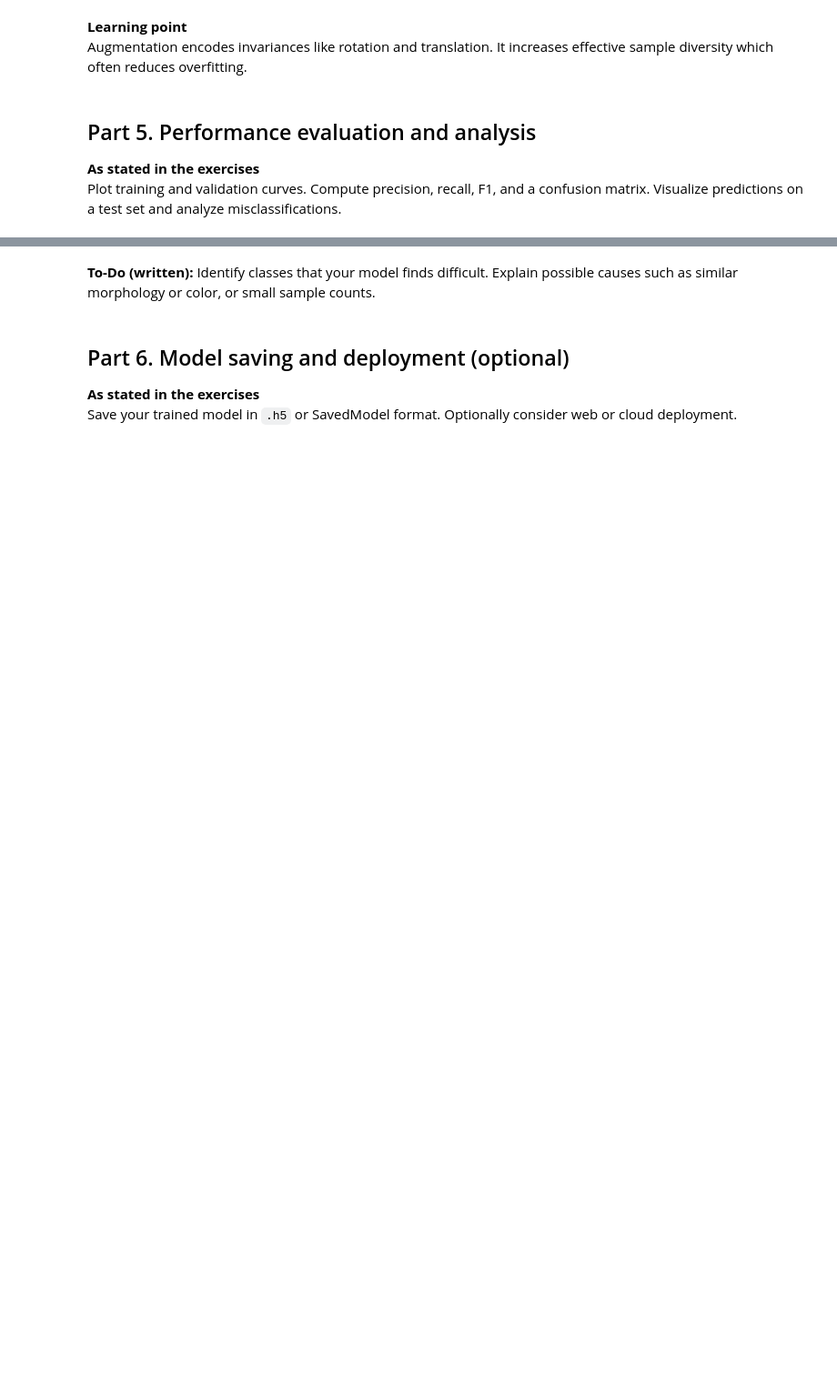
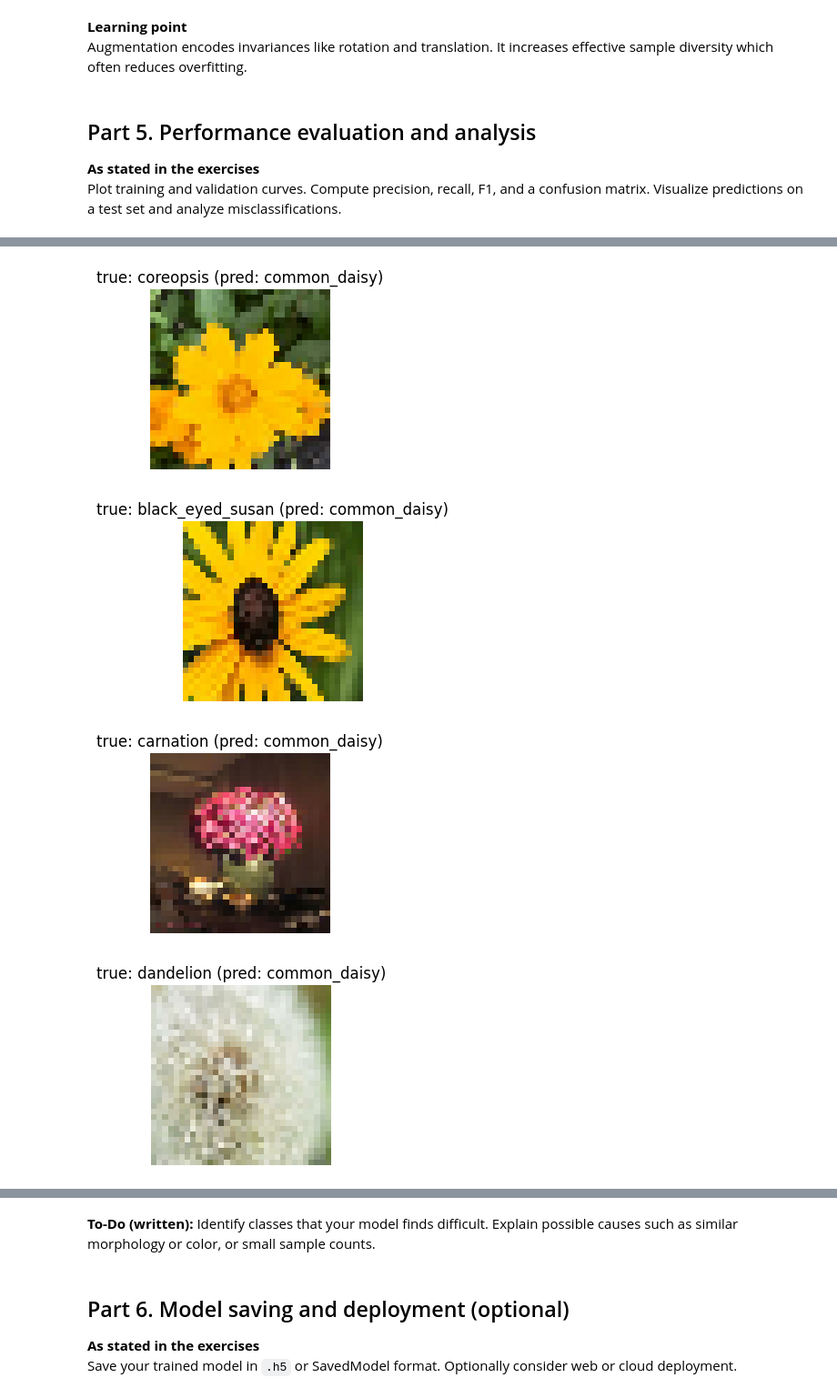
Before and after one commit to bryan01-14/DI-Bootcamp-August, a Jupyter notebook: week5/day3/xp_exercises/XP_Exercises_Flower_Classification_student.ipynb, the cells around one changed output, grey strips where cells are left out. Shown at 91% size. Cells and saved outputs as stored; diff of their text form; code cells hidden in the pictures; blank space fills up the shorter version.

```diff
--- a/week5/day3/xp_exercises/XP_Exercises_Flower_Classification_student.ipynb
+++ b/week5/day3/xp_exercises/XP_Exercises_Flower_Classification_student.ipynb
@@ -518,15 +595,20 @@ def plot_confusion(cm, labels):
 # %%
 # To-Do: visualize a few predictions and inspect errors
-# import random
-# take = 12
-# imgs, labels = next(iter(val_ds.unbatch().batch(take)))
-# probs = best_model.predict(imgs, verbose=0)
-# preds = probs.argmax(axis=1)
-# for i in range(take):
-#     plt.figure(figsize=(2.5,2.5))
-#     plt.imshow(imgs[i].numpy().astype('uint8'))
-#     t = f"true: {class_names[int(labels[i])]}\npred: {class_names[int(preds[i])]}"
-#     plt.title(t)
-#     plt.axis("off")
-#     plt.tight_layout()
-#     plt.show()
+import random
+take = 12
+imgs, labels = next(iter(val_ds.unbatch().batch(take)))
+probs = best_model.predict(imgs, verbose=0)
+preds = probs.argmax(axis=1)
+for i in range(take):
+    plt.figure(figsize=(2.5,2.5))
+    plt.imshow(imgs[i].numpy().astype('uint8'))
+    t = f"true: {class_names[int(labels[i])]} (pred: {class_names[int(preds[i])]})"
+    plt.title(t)
+    plt.axis("off")
+    plt.tight_layout()
+    plt.show()
+# %% [output]
+[figure, added]
+[figure, added]
+[figure, added]
+[figure, added]
```
Also changed, not shown: parts of 5 cells of this notebook.
